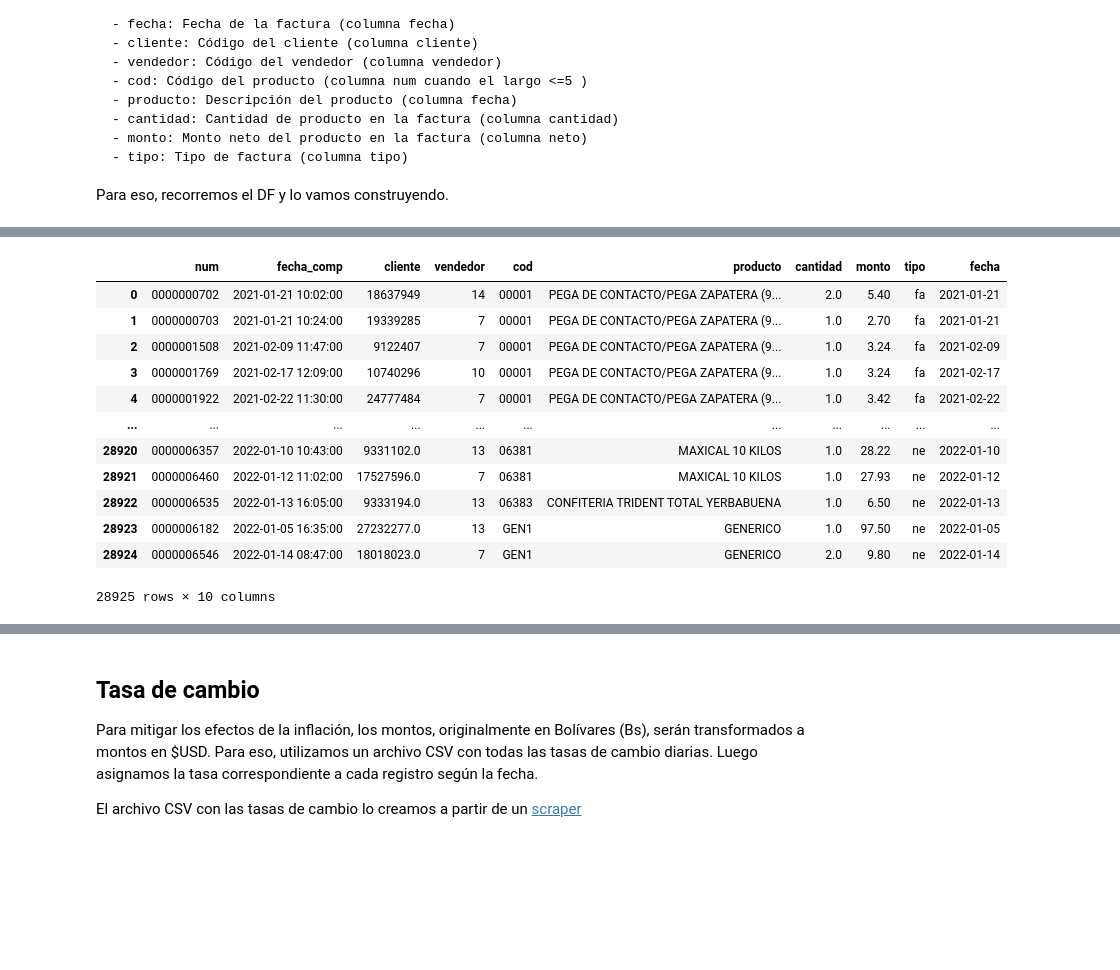
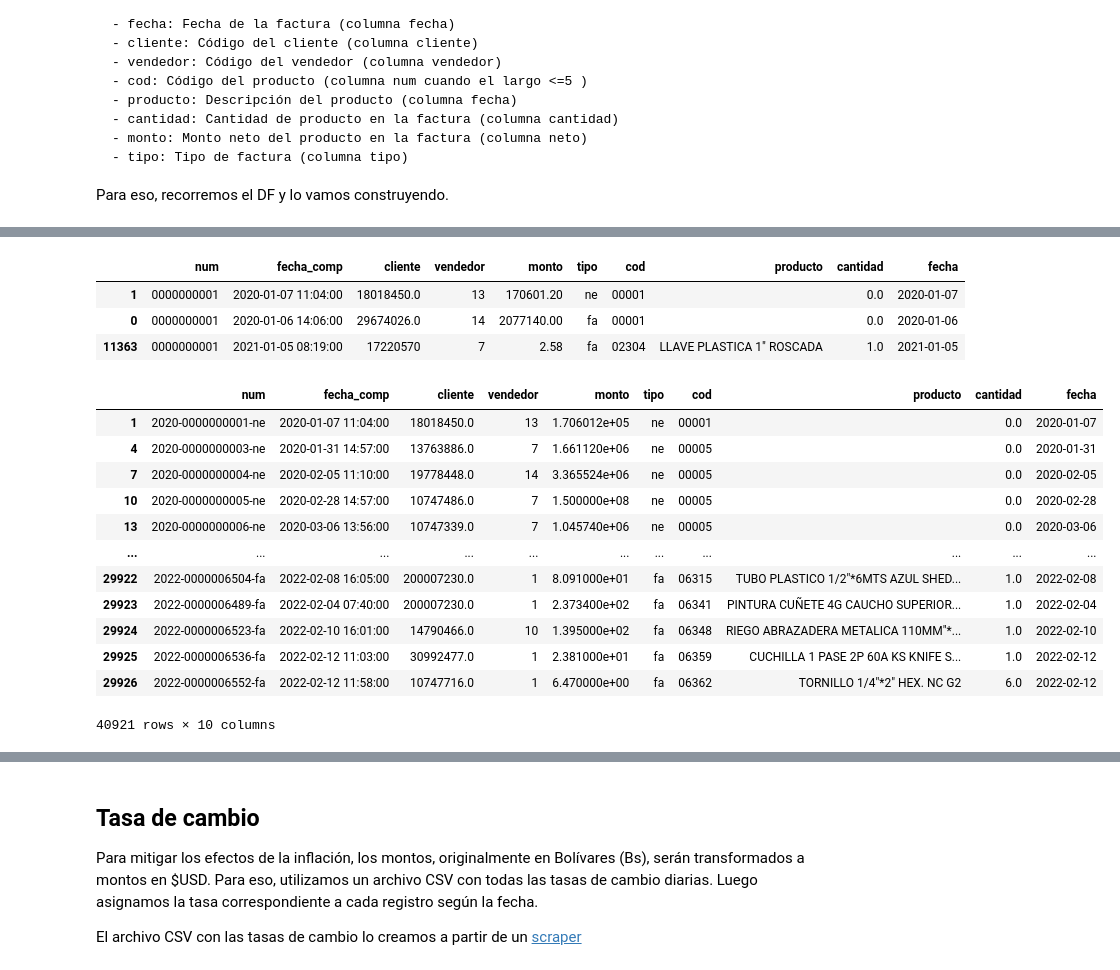
Before and after one commit to dchaconoca/proyecto-ventas, a Jupyter notebook: NB1_analisis_ventas_load.ipynb, the cells around one changed output, grey strips where cells are left out. Saved outputs shown, nothing was run; the diff lists cells and outputs as text; code cells hidden in the pictures; blank space fills up the shorter version.

```diff
--- a/NB1_analisis_ventas_load.ipynb
+++ b/NB1_analisis_ventas_load.ipynb
@@ -64,0 +405,3 @@ def read_files(FILES, col, long):
+# %%
+df_hist = pd.concat([df_ne_hist, df_fa_hist])
+df_hist
@@ -322,0 +688,3 @@ memory usage: 2.0+ MB
+# %%
+df_ventas_totales = pd.concat([df_hist, df_ventas])
+df_ventas_totales.sample(20)
@@ -322,0 +709,7 @@ memory usage: 2.0+ MB
+# %%
+# Reemplazamos los valores NaN por 0 en la columna cantidad para los registros del hitórico
+# Reemplazamos los valores NaN por "" en las columnas cod y producto del histórico
+
+df_ventas_totales.cantidad.fillna(0, inplace=True)
+df_ventas_totales.fillna('', inplace=True)
+df_ventas_totales
@@ -322,0 +730,11 @@ memory usage: 2.0+ MB
+# %%
+# Transformamos los tipos de columnas para que se guarden con el tipo correcto
+# Creamos la columna fecha con solo la fecha, sin tiempo. Será utilizada más adelante
+
+df_ventas_totales.cod = df_ventas.cod.astype(str)
+df_ventas_totales.vendedor = df_ventas.vendedor.astype(int)
+df_ventas_totales.cliente = df_ventas.cliente.astype(str)
+df_ventas_totales.fecha_comp = pd.to_datetime(df_ventas_totales.fecha_comp)
+df_ventas_totales['fecha'] = pd.to_datetime(df_ventas_totales.fecha_comp.dt.date)
+
+df_ventas_totales.info()
@@ -323,28 +777,34 @@ memory usage: 2.0+ MB
+# %%
+df_ventas_totales.query('num == "0000000001"')
+# %% [output]
+|  | num | fecha_comp | cliente | vendedor | monto | tipo | cod | producto | cantidad | fecha |
+| 1 | 0000000001 | 2020-01-07 11:04:00 | 18018450.0 | 13 | 170601.20 | ne | 00001 |  | 0.0 | 2020-01-07 |
+| 0 | 0000000001 | 2020-01-06 14:06:00 | 29674026.0 | 14 | 2077140.00 | fa | 00001 |  | 0.0 | 2020-01-06 |
+| 11363 | 0000000001 | 2021-01-05 08:19:00 | 17220570 | 7 | 2.58 | fa | 02304 | LLAVE PLASTICA 1" ROSCADA | 1.0 | 2021-01-05 |
 # %%
-# Transformamos los tipos de columnas para que se guarden con
-# el tipo correcto
+# Transformamos la columna num para que sea un identificador único
 
-df_ventas.num = df_ventas.num.astype(str)
-df_ventas.cod = df_ventas.cod.astype(str)
-df_ventas.vendedor = df_ventas.vendedor.astype(int)
-df_ventas.cliente = df_ventas.cliente.astype(str)
+def columna_num(anio, num, tipo):
+    anio = str(anio)[0:4]
+    result = str(anio) + '-' + str(num) + '-' + str(tipo)
+    return result
 
-df_ventas.fecha_comp = pd.to_datetime(df_ventas.fecha_comp)
-df_ventas['fecha'] = pd.to_datetime(df_ventas.fecha_comp.dt.date)
+df_ventas_totales.num = df_ventas_totales.apply(
+                        lambda row: columna_num(row.fecha, row.num, row.tipo),
+                        axis = 1)
 
-
-df_ventas
+df_ventas_totales
 # %% [output]
-|  | num | fecha_comp | cliente | vendedor | cod | producto | cantidad | monto | tipo | fecha |
-| 0 | 0000000702 | 2021-01-21 10:02:00 | 18637949 | 14 | 00001 | PEGA DE CONTACTO/PEGA ZAPATERA (9... | 2.0 | 5.40 | fa | 2021-01-21 |
-| 1 | 0000000703 | 2021-01-21 10:24:00 | 19339285 | 7 | 00001 | PEGA DE CONTACTO/PEGA ZAPATERA (9... | 1.0 | 2.70 | fa | 2021-01-21 |
-| 2 | 0000001508 | 2021-02-09 11:47:00 | 9122407 | 7 | 00001 | PEGA DE CONTACTO/PEGA ZAPATERA (9... | 1.0 | 3.24 | fa | 2021-02-09 |
-| 3 | 0000001769 | 2021-02-17 12:09:00 | 10740296 | 10 | 00001 | PEGA DE CONTACTO/PEGA ZAPATERA (9... | 1.0 | 3.24 | fa | 2021-02-17 |
-| 4 | 0000001922 | 2021-02-22 11:30:00 | 24777484 | 7 | 00001 | PEGA DE CONTACTO/PEGA ZAPATERA (9... | 1.0 | 3.42 | fa | 2021-02-22 |
+|  | num | fecha_comp | cliente | vendedor | monto | tipo | cod | producto | cantidad | fecha |
+| 1 | 2020-0000000001-ne | 2020-01-07 11:04:00 | 18018450.0 | 13 | 1.706012e+05 | ne | 00001 |  | 0.0 | 2020-01-07 |
+| 4 | 2020-0000000003-ne | 2020-01-31 14:57:00 | 13763886.0 | 7 | 1.661120e+06 | ne | 00005 |  | 0.0 | 2020-01-31 |
+| 7 | 2020-0000000004-ne | 2020-02-05 11:10:00 | 19778448.0 | 14 | 3.365524e+06 | ne | 00005 |  | 0.0 | 2020-02-05 |
+| 10 | 2020-0000000005-ne | 2020-02-28 14:57:00 | 10747486.0 | 7 | 1.500000e+08 | ne | 00005 |  | 0.0 | 2020-02-28 |
+| 13 | 2020-0000000006-ne | 2020-03-06 13:56:00 | 10747339.0 | 7 | 1.045740e+06 | ne | 00005 |  | 0.0 | 2020-03-06 |
 | ... | ... | ... | ... | ... | ... | ... | ... | ... | ... | ... |
-| 28920 | 0000006357 | 2022-01-10 10:43:00 | 9331102.0 | 13 | 06381 | MAXICAL 10 KILOS | 1.0 | 28.22 | ne | 2022-01-10 |
-| 28921 | 0000006460 | 2022-01-12 11:02:00 | 17527596.0 | 7 | 06381 | MAXICAL 10 KILOS | 1.0 | 27.93 | ne | 2022-01-12 |
-| 28922 | 0000006535 | 2022-01-13 16:05:00 | 9333194.0 | 13 | 06383 | CONFITERIA TRIDENT TOTAL YERBABUENA | 1.0 | 6.50 | ne | 2022-01-13 |
-| 28923 | 0000006182 | 2022-01-05 16:35:00 | 27232277.0 | 13 | GEN1 | GENERICO | 1.0 | 97.50 | ne | 2022-01-05 |
-| 28924 | 0000006546 | 2022-01-14 08:47:00 | 18018023.0 | 7 | GEN1 | GENERICO | 2.0 | 9.80 | ne | 2022-01-14 |
+| 29922 | 2022-0000006504-fa | 2022-02-08 16:05:00 | 200007230.0 | 1 | 8.091000e+01 | fa | 06315 | TUBO PLASTICO 1/2"*6MTS AZUL SHED... | 1.0 | 2022-02-08 |
+| 29923 | 2022-0000006489-fa | 2022-02-04 07:40:00 | 200007230.0 | 1 | 2.373400e+02 | fa | 06341 | PINTURA CUÑETE 4G CAUCHO SUPERIOR... | 1.0 | 2022-02-04 |
+| 29924 | 2022-0000006523-fa | 2022-02-10 16:01:00 | 14790466.0 | 10 | 1.395000e+02 | fa | 06348 | RIEGO ABRAZADERA METALICA 110MM"*... | 1.0 | 2022-02-10 |
+| 29925 | 2022-0000006536-fa | 2022-02-12 11:03:00 | 30992477.0 | 1 | 2.381000e+01 | fa | 06359 | CUCHILLA 1 PASE 2P 60A KS KNIFE S... | 1.0 | 2022-02-12 |
+| 29926 | 2022-0000006552-fa | 2022-02-12 11:58:00 | 10747716.0 | 1 | 6.470000e+00 | fa | 06362 | TORNILLO 1/4"*2" HEX. NC G2 | 6.0 | 2022-02-12 |
-28925 rows × 10 columns
+40921 rows × 10 columns
```
Also changed, not shown: parts of 68 cells of this notebook, 19 other files.
